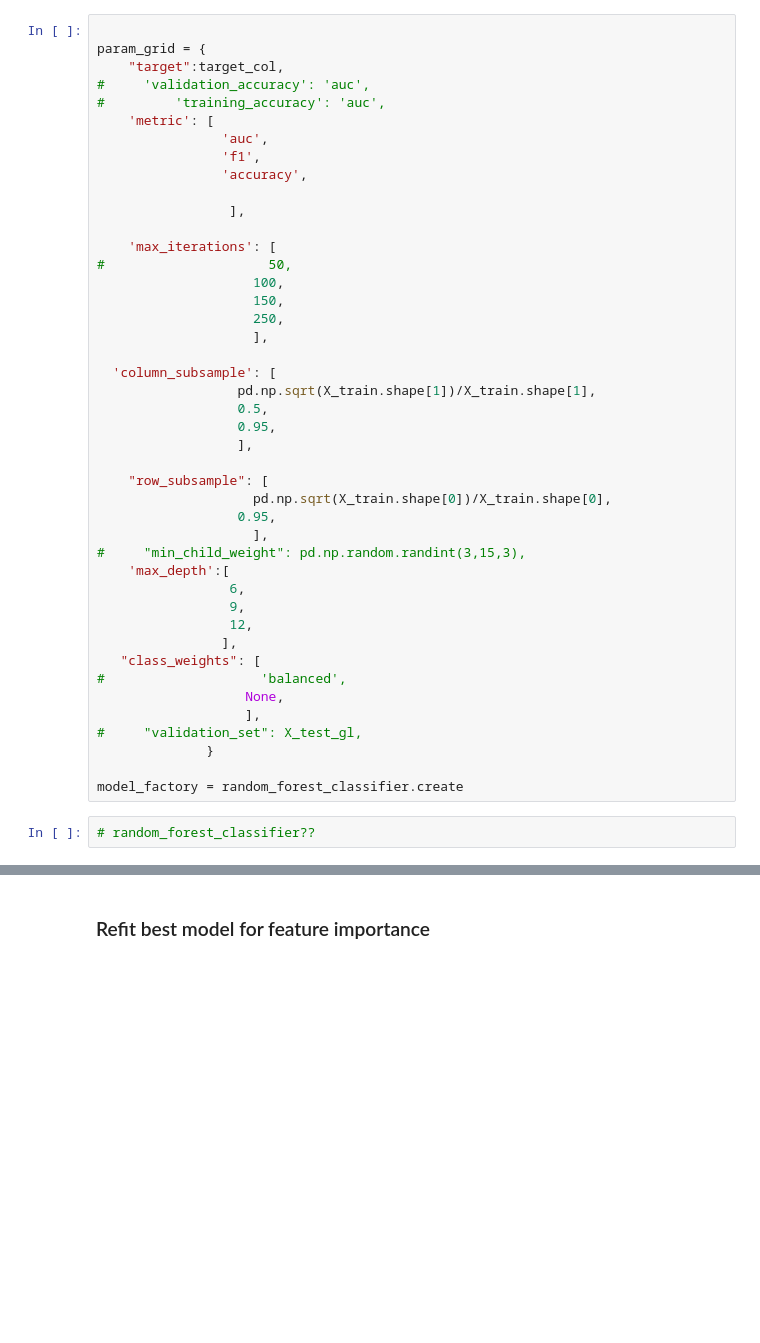
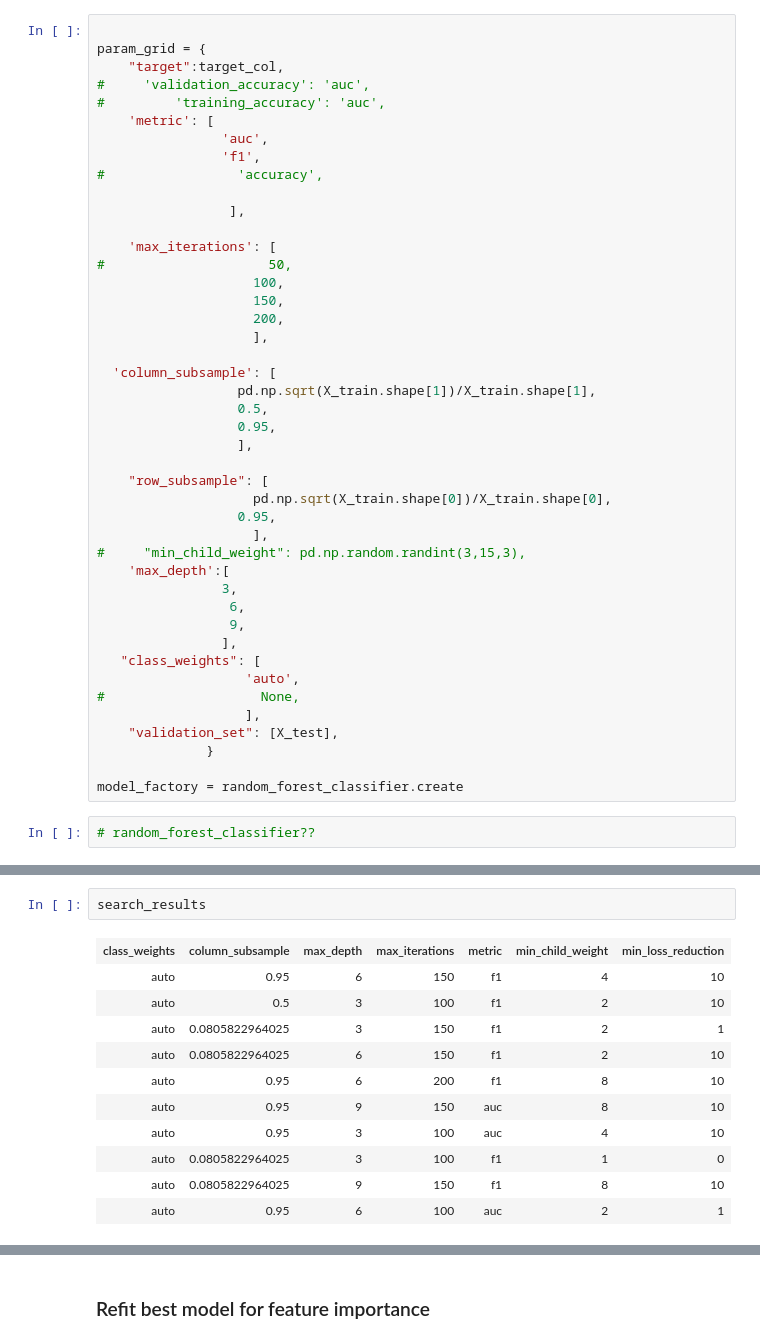
Before and after one commit to jdemonasterio/Tesis, a Jupyter notebook: mexico-scripts-ver2/classifierFitGraphlab.ipynb, the cells around one changed output, grey strips where cells are left out. Saved outputs shown, nothing was run; the diff lists cells and outputs as text; blank space fills up the shorter version.

Commit message:
add better grid search params for unbalanced classes

```diff
--- a/mexico-scripts-ver2/classifierFitGraphlab.ipynb
+++ b/mexico-scripts-ver2/classifierFitGraphlab.ipynb
@@ -571,7 +570,7 @@ param_grid = {
     'metric': [
                 'auc',
                 'f1',
-                'accuracy',
+#                 'accuracy',
 
                  ],
 
@@ -579,7 +578,7 @@ param_grid = {
 #                     50,
                     100,
                     150,
-                    250,
+                    200,
                     ],
 
   'column_subsample': [
@@ -594,15 +593,15 @@ param_grid = {
                     ],
 #     "min_child_weight": pd.np.random.randint(3,15,3),
     'max_depth':[
+                3,
                  6,
                  9,
-                 12,
                 ],
    "class_weights": [
-#                    'balanced',
-                   None,
+                   'auto',
+#                    None,
                    ],
-#     "validation_set": X_test_gl,
+    "validation_set": [X_test],
               }
 
 model_factory = random_forest_classifier.create
@@ -635,0 +694,14 @@ search_results.shape
+# %%
+search_results
+# %% [output]
+| class_weights | column_subsample | max_depth | max_iterations | metric | min_child_weight | min_loss_reduction |
+| auto | 0.95 | 6 | 150 | f1 | 4 | 10 |
+| auto | 0.5 | 3 | 100 | f1 | 2 | 10 |
+| auto | 0.0805822964025 | 3 | 150 | f1 | 2 | 1 |
+| auto | 0.0805822964025 | 6 | 150 | f1 | 2 | 10 |
+| auto | 0.95 | 6 | 200 | f1 | 8 | 10 |
+| auto | 0.95 | 9 | 150 | auc | 8 | 10 |
+| auto | 0.95 | 3 | 100 | auc | 4 | 10 |
+| auto | 0.0805822964025 | 3 | 100 | f1 | 1 | 0 |
+| auto | 0.0805822964025 | 9 | 150 | f1 | 8 | 10 |
+| auto | 0.95 | 6 | 100 | auc | 2 | 1 |
```
Also changed, not shown: parts of 19 cells of this notebook.
